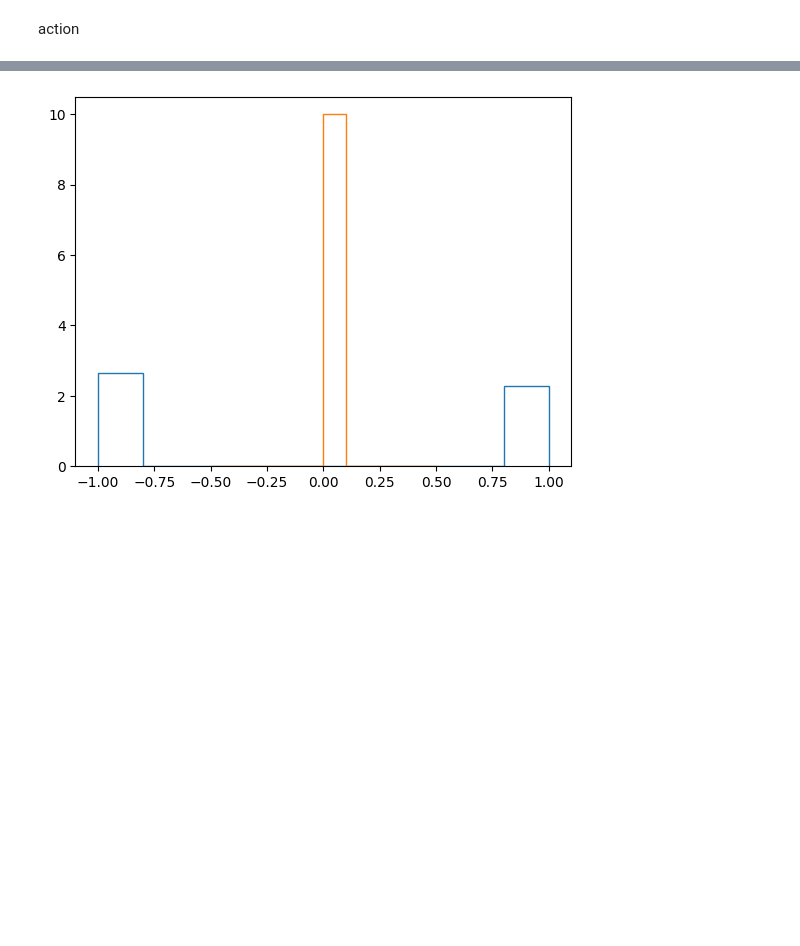
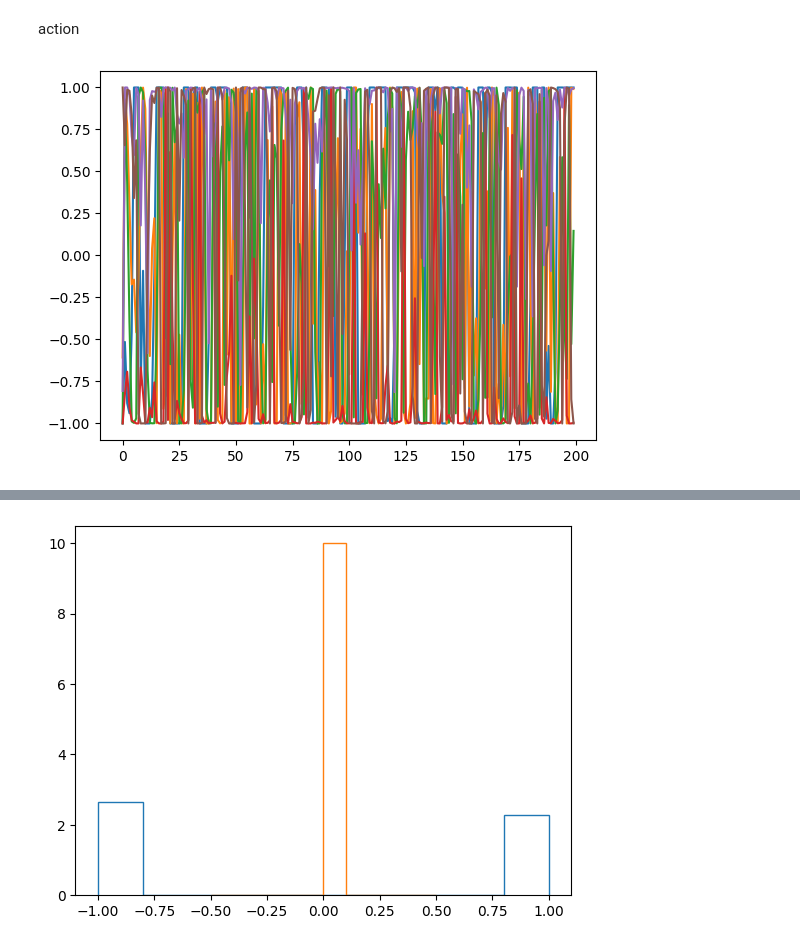
Before and after one commit to cstein06/tdmpc2, a Jupyter notebook: tdmpc2/test.ipynb, the cells around one changed output, grey strips where cells are left out. Drawn from its saved outputs; the diff is of its cells as text; code cells hidden in the pictures; blank space fills up the shorter version.

```diff
--- a/tdmpc2/test.ipynb
+++ b/tdmpc2/test.ipynb
@@ -430,6 +435,10 @@ plt.plot(epis[0]["obs"]);
 [figure]
 # %% [markdown]
 action
+# %%
+plt.plot(epis[0]["action_total"]);
+# %% [output]
+[figure, added]
 # %%
 plt.plot(epis[0]["action_total"]);
 # %% [output]
```
Also changed, not shown: parts of 15 cells of this notebook, 5 other files.
